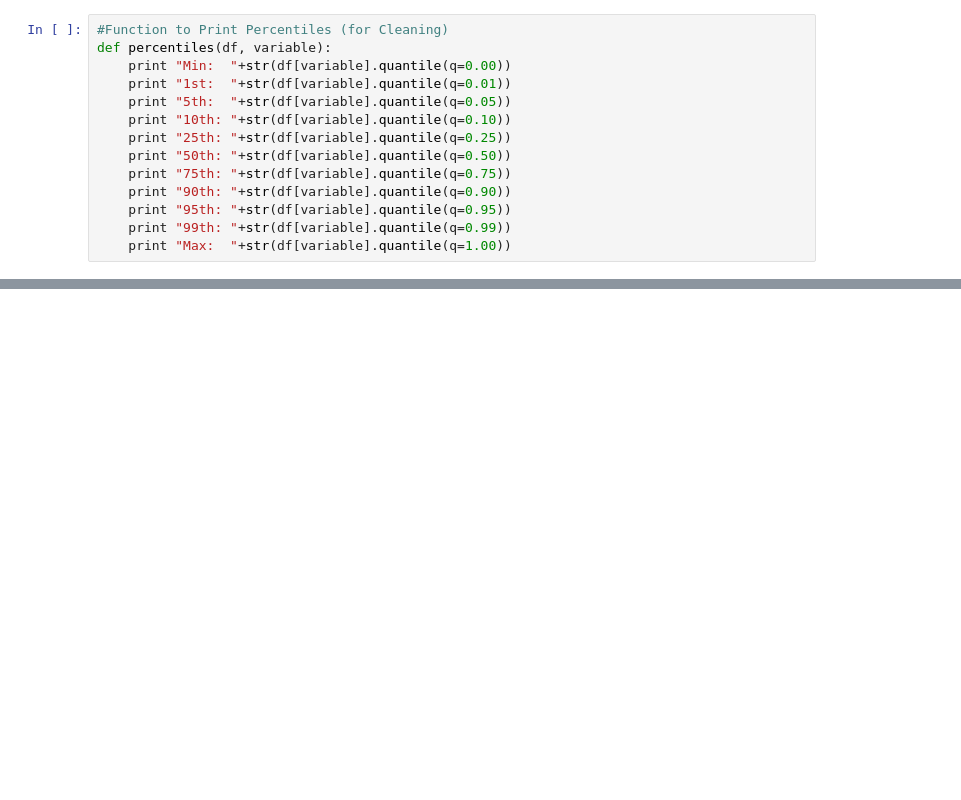
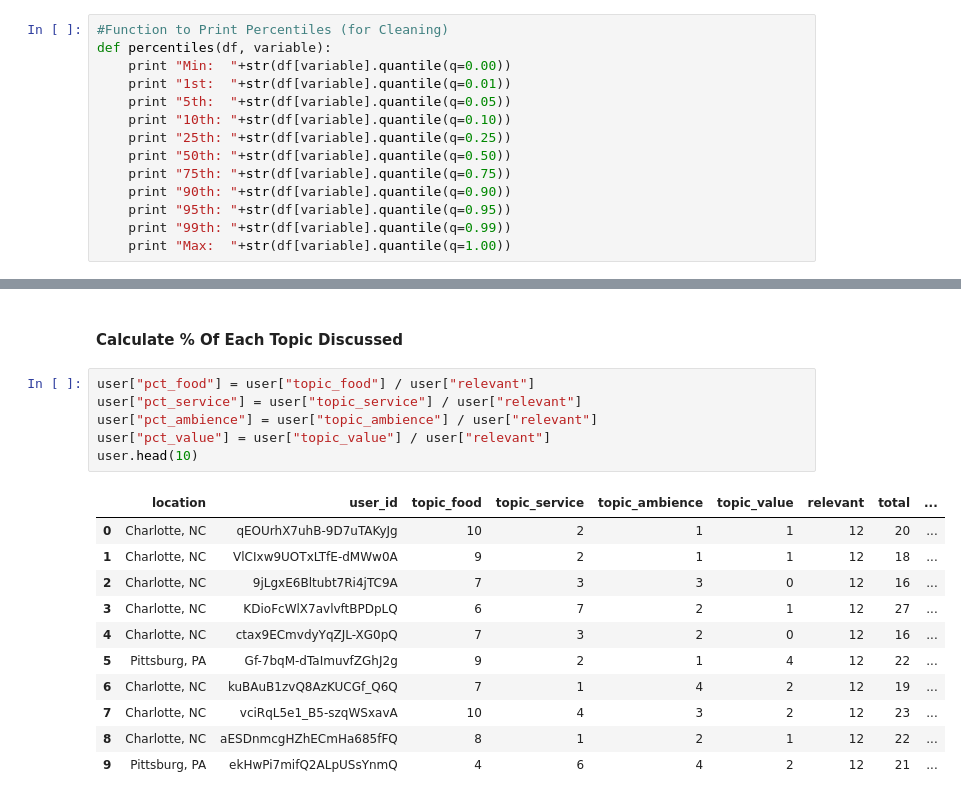
Before and after one commit to whugue/Yelp-User-Similarity, a Jupyter notebook: Yelp-Cluster.ipynb, the cells around one changed output, grey strips where cells are left out. Saved outputs shown, nothing was run; the diff lists cells and outputs as text; blank space fills up the shorter version.

```diff
--- a/Yelp-Cluster.ipynb
+++ b/Yelp-Cluster.ipynb
@@ -122,0 +72,20 @@ array([[ 0.00017599,  0.00003993],
+# %% [markdown]
+#### Calculate % Of Each Topic Discussed
+# %%
+user["pct_food"] = user["topic_food"] / user["relevant"]
+user["pct_service"] = user["topic_service"] / user["relevant"]
+user["pct_ambience"] = user["topic_ambience"] / user["relevant"]
+user["pct_value"] = user["topic_value"] / user["relevant"]
+user.head(10)
+# %% [output]
+|  | location | user_id | topic_food | topic_service | topic_ambience | topic_value | relevant | total | ... |
+| 0 | Charlotte, NC | qEOUrhX7uhB-9D7uTAKyJg | 10 | 2 | 1 | 1 | 12 | 20 | ... |
+| 1 | Charlotte, NC | VlCIxw9UOTxLTfE-dMWw0A | 9 | 2 | 1 | 1 | 12 | 18 | ... |
+| 2 | Charlotte, NC | 9jLgxE6Bltubt7Ri4jTC9A | 7 | 3 | 3 | 0 | 12 | 16 | ... |
+| 3 | Charlotte, NC | KDioFcWlX7avlvftBPDpLQ | 6 | 7 | 2 | 1 | 12 | 27 | ... |
+| 4 | Charlotte, NC | ctax9ECmvdyYqZJL-XG0pQ | 7 | 3 | 2 | 0 | 12 | 16 | ... |
+| 5 | Pittsburg, PA | Gf-7bqM-dTaImuvfZGhJ2g | 9 | 2 | 1 | 4 | 12 | 22 | ... |
+| 6 | Charlotte, NC | kuBAuB1zvQ8AzKUCGf_Q6Q | 7 | 1 | 4 | 2 | 12 | 19 | ... |
+| 7 | Charlotte, NC | vciRqL5e1_B5-szqWSxavA | 10 | 4 | 3 | 2 | 12 | 23 | ... |
+| 8 | Charlotte, NC | aESDnmcgHZhECmHa685fFQ | 8 | 1 | 2 | 1 | 12 | 22 | ... |
+| 9 | Pittsburg, PA | ekHwPi7mifQ2ALpUSsYnmQ | 4 | 6 | 4 | 2 | 12 | 21 | ... |
```
Also changed, not shown: parts of 25 cells of this notebook, 1 other file.
